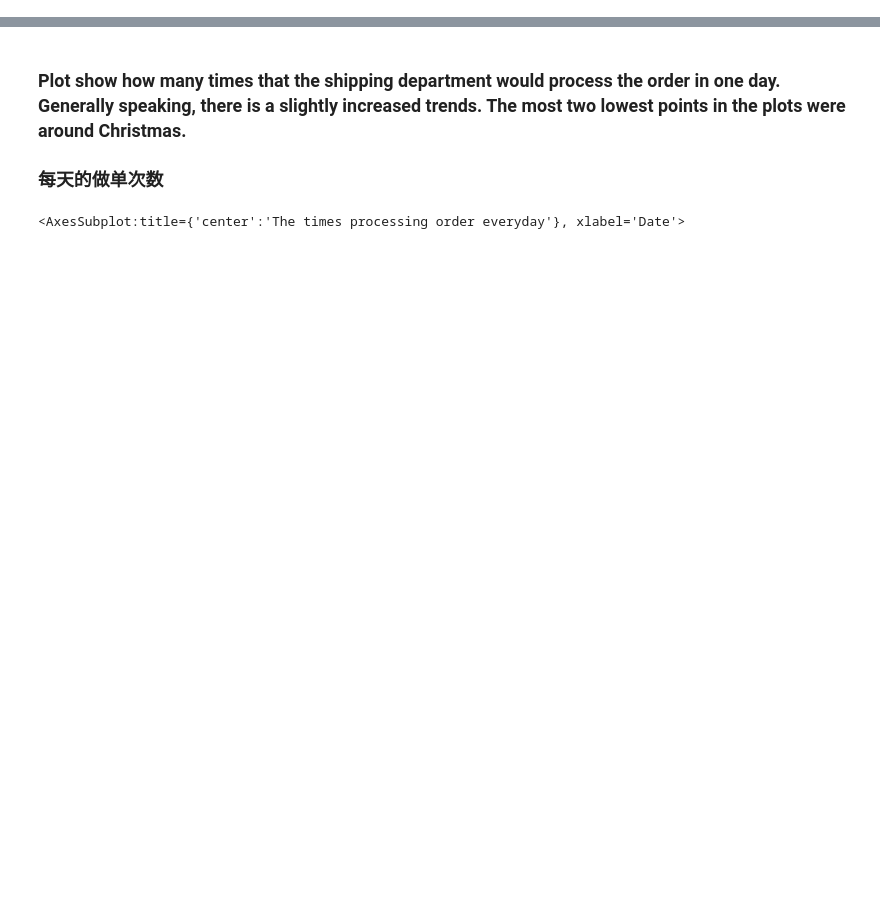
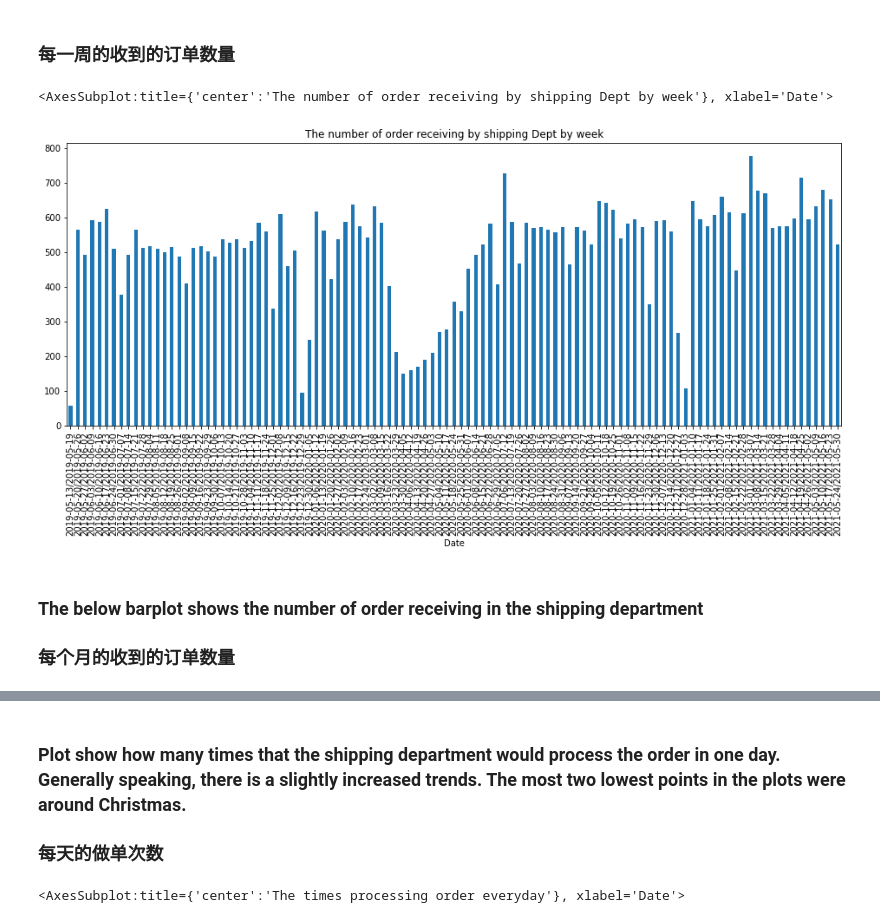
Before and after one commit to rhodapang/Python-for-data-analysis, a Jupyter notebook: Log Analysis for Shipping Department.ipynb, the cells around one changed output, grey strips where cells are left out. Saved outputs shown, nothing was run; the diff lists cells and outputs as text; code cells hidden in the pictures; blank space fills up the shorter version.

```diff
--- a/Log Analysis for Shipping Department.ipynb
+++ b/Log Analysis for Shipping Department.ipynb
@@ -70,0 +88,10 @@ Freq: D, Name: Order Qty, Length: 509, dtype: int64
+# %% [markdown]
+### 每一周的收到的订单数量
+# %%
+df['Order Qty'].groupby(df['Date'].dt.to_period('W')).sum().plot(kind='bar',figsize=(16,6), title ='The number of order receiving by shipping Dept by week')
+# %% [output]
+<AxesSubplot:title={'center':'The number of order receiving by shipping Dept by week'}, xlabel='Date'>
+[figure, added]
+# %% [markdown]
+### The below barplot shows the number of order receiving in the shipping department
+### 每个月的收到的订单数量
```
Also changed, not shown: parts of 20 cells of this notebook.
